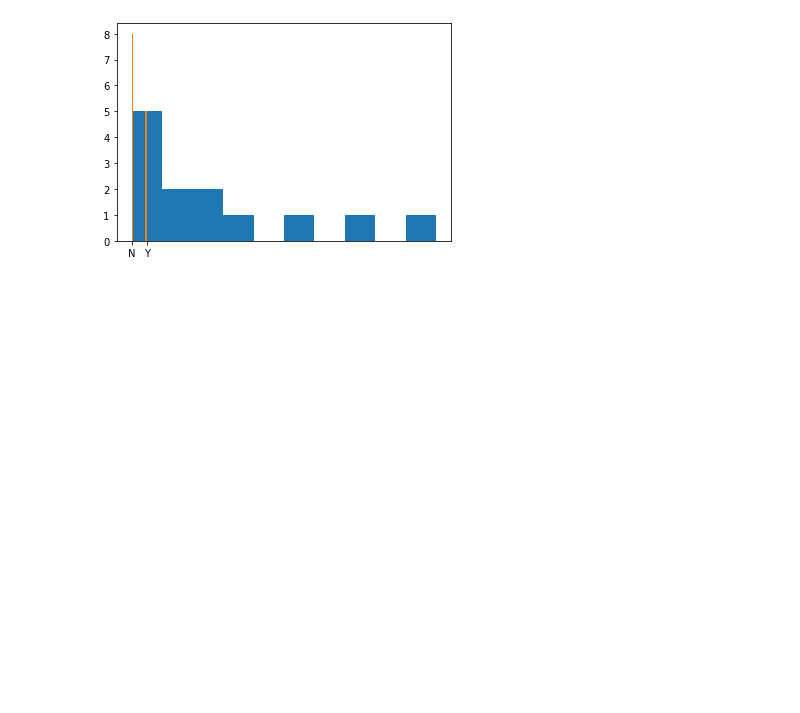
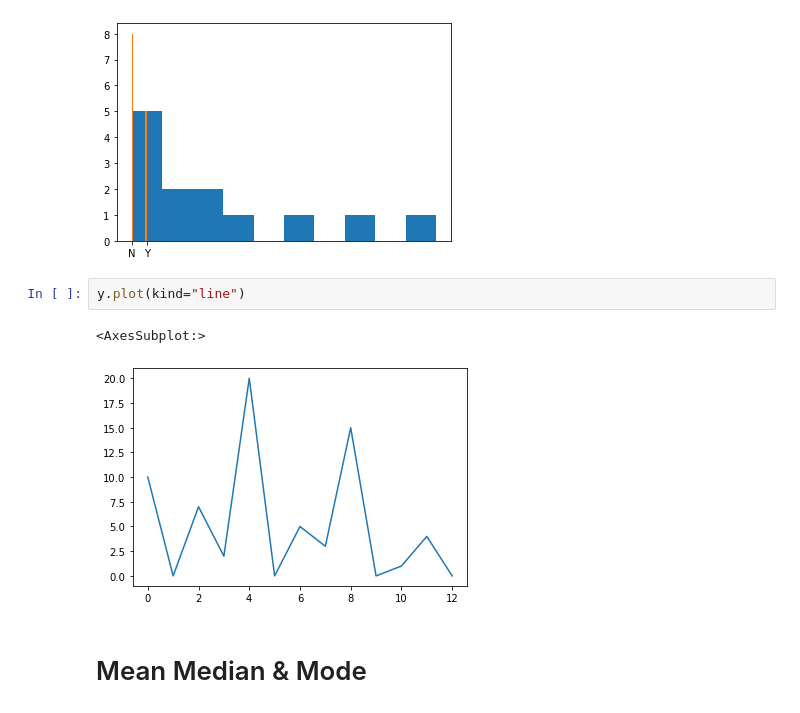
Before and after one commit to Hrithik1/Machine-Learning, a Jupyter notebook: Basics of ML.ipynb, the cells around one changed output. Saved outputs shown, nothing was run; the diff lists cells and outputs as text; blank space fills up the shorter version.

```diff
--- a/Basics of ML.ipynb
+++ b/Basics of ML.ipynb
@@ -49,3 +72,10 @@ plt.hist(z)
 plt.show()
 # %% [output]
 [figure]
+# %%
+y.plot(kind="line")
+# %% [output]
+<AxesSubplot:>
+[figure, added]
+# %% [markdown]
+# Mean Median & Mode
```
Also changed, not shown: parts of 17 cells of this notebook.
